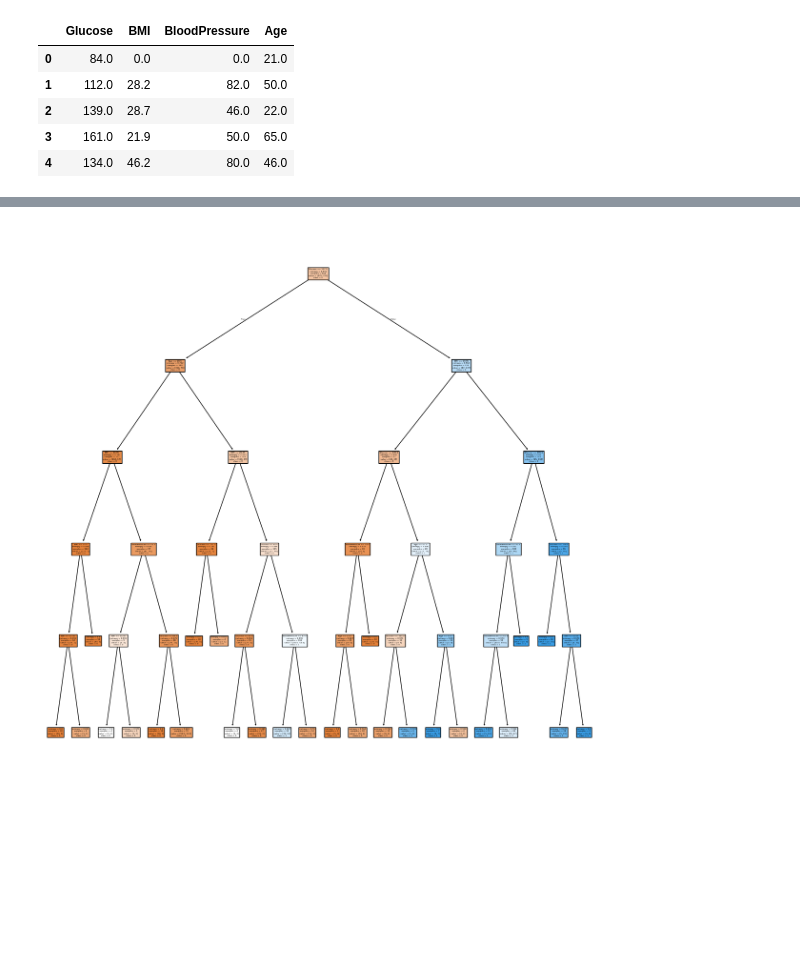
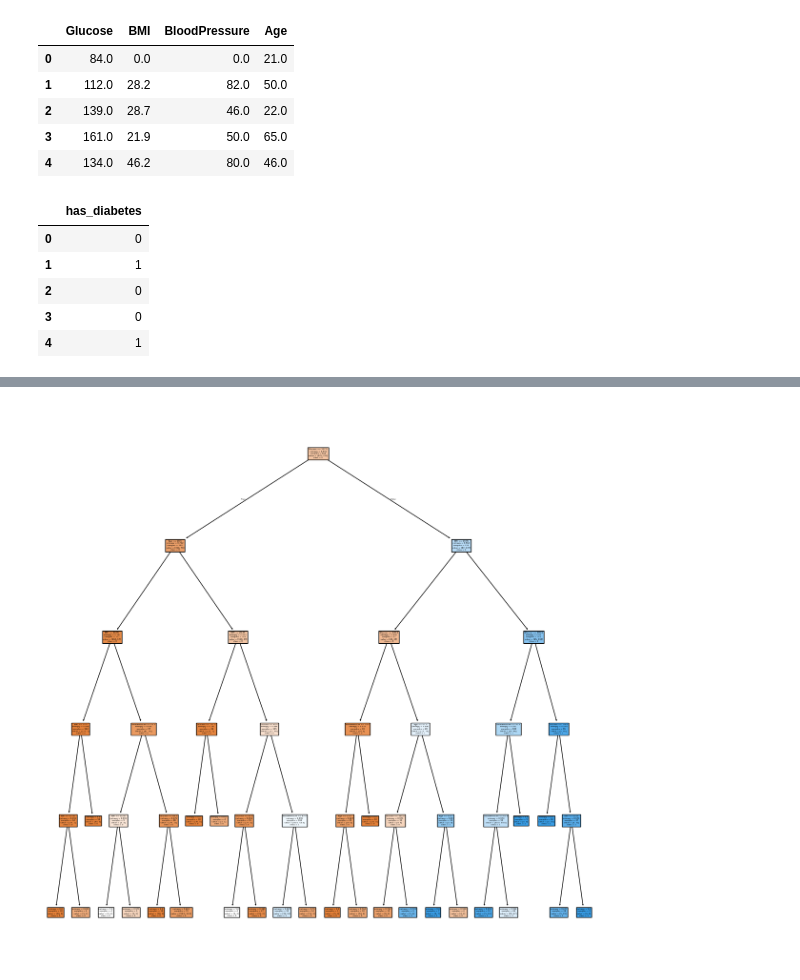
Before and after one commit to dianamonroe/Boosting_Algorithms, a Jupyter notebook: src/explore.ipynb, the cells around one changed output, grey strips where cells are left out. Cells and saved outputs as stored; diff of their text form; code cells hidden in the pictures; blank space fills up the shorter version.

```diff
--- a/src/explore.ipynb
+++ b/src/explore.ipynb
@@ -38,3 +38,12 @@ X_train.head()
 | 2 | 139.0 | 28.7 | 46.0 | 22.0 |
 | 3 | 161.0 | 21.9 | 50.0 | 65.0 |
 | 4 | 134.0 | 46.2 | 80.0 | 46.0 |
+# %%
+y_train.head()
+# %% [output]
+|  | has_diabetes |
+| 0 | 0 |
+| 1 | 1 |
+| 2 | 0 |
+| 3 | 0 |
+| 4 | 1 |
```
Also changed, not shown: parts of 6 cells of this notebook.
